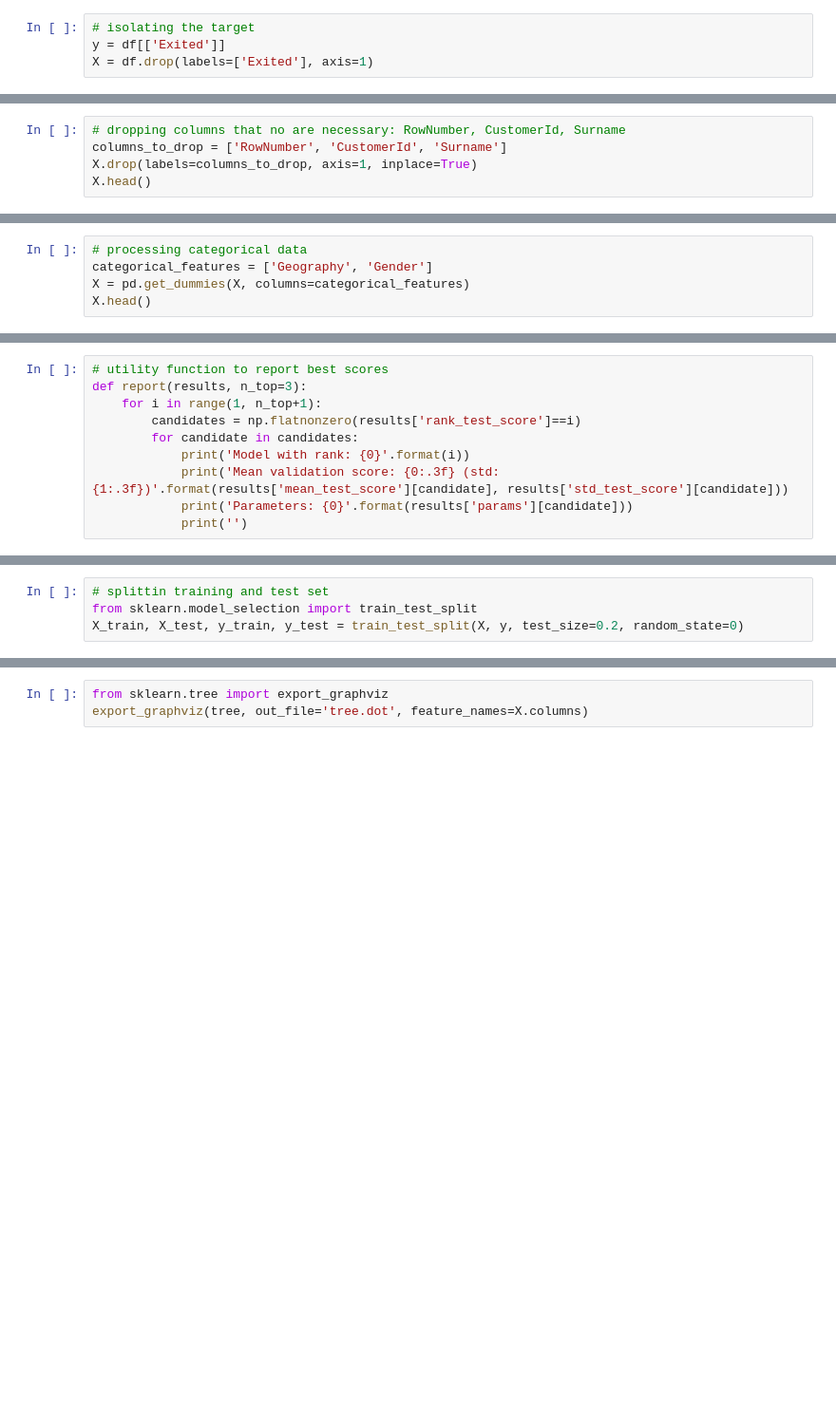
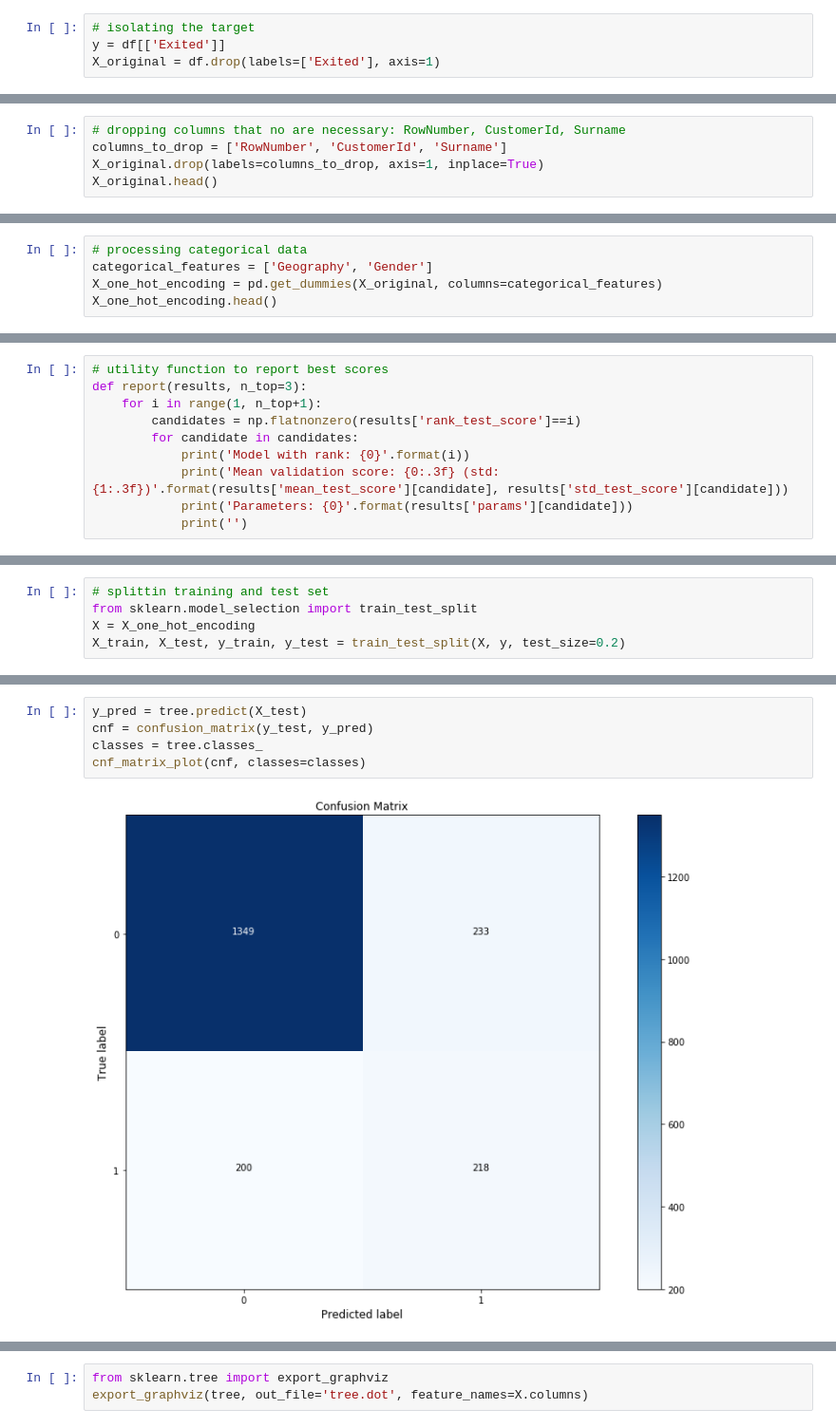
Before and after one commit to jmoianes/MachineLearning, a Jupyter notebook: 20 Projects/02 Churn/Churn Analysis.ipynb, the cells around one changed output, grey strips where cells are left out. Shown: that part at 95% size. Saved outputs shown, nothing was run; the diff lists cells and outputs as text; blank space fills up the shorter version.

```diff
--- a/20 Projects/02 Churn/Churn Analysis.ipynb
+++ b/20 Projects/02 Churn/Churn Analysis.ipynb
@@ -131,7 +133,7 @@ Name: Gender, dtype: int64
 # %%
 # isolating the target
 y = df[['Exited']]
-X = df.drop(labels=['Exited'], axis=1)
+X_original = df.drop(labels=['Exited'], axis=1)
 # %%
 y.head()
 # %% [output]
@@ -159,8 +175,8 @@ X.head()
 # %%
 # dropping columns that no are necessary: RowNumber, CustomerId, Surname
 columns_to_drop = ['RowNumber', 'CustomerId', 'Surname']
-X.drop(labels=columns_to_drop, axis=1, inplace=True)
-X.head()
+X_original.drop(labels=columns_to_drop, axis=1, inplace=True)
+X_original.head()
 # %% [output]
 |  | CreditScore | Geography | Gender | Age | Tenure | Balance | NumOfProducts | HasCrCard | IsActiveMember | ... |
 | 0 | 619 | France | Female | 42 | 2 | 0.00 | 1 | 1 | 1 | ... |
@@ -171,8 +187,8 @@ X.head()
 # %%
 # processing categorical data
 categorical_features = ['Geography', 'Gender']
-X = pd.get_dummies(X, columns=categorical_features)
-X.head()
+X_one_hot_encoding = pd.get_dummies(X_original, columns=categorical_features)
+X_one_hot_encoding.head()
 # %% [output]
 |  | CreditScore | Age | Tenure | Balance | NumOfProducts | HasCrCard | IsActiveMember | EstimatedSalary | ... |
 | 0 | 619 | 42 | 2 | 0.00 | 1 | 1 | 1 | 101348.88 | ... |
@@ -233,6 +279,7 @@ See [Decision Tree](../../02 Classification/05 Decision Tree.ipynb) for a refere
 # %%
 # splittin training and test set
 from sklearn.model_selection import train_test_split
-X_train, X_test, y_train, y_test = train_test_split(X, y, test_size=0.2, random_state=0)
+X = X_one_hot_encoding
+X_train, X_test, y_train, y_test = train_test_split(X, y, test_size=0.2)
 # %%
 from sklearn.tree import DecisionTreeClassifier
@@ -245,0 +294,7 @@ Accuracy: 0.8005
+# %%
+y_pred = tree.predict(X_test)
+cnf = confusion_matrix(y_test, y_pred)
+classes = tree.classes_
+cnf_matrix_plot(cnf, classes=classes)
+# %% [output]
+[figure, added]
```
Also changed, not shown: parts of 78 cells of this notebook, 22 other files.
